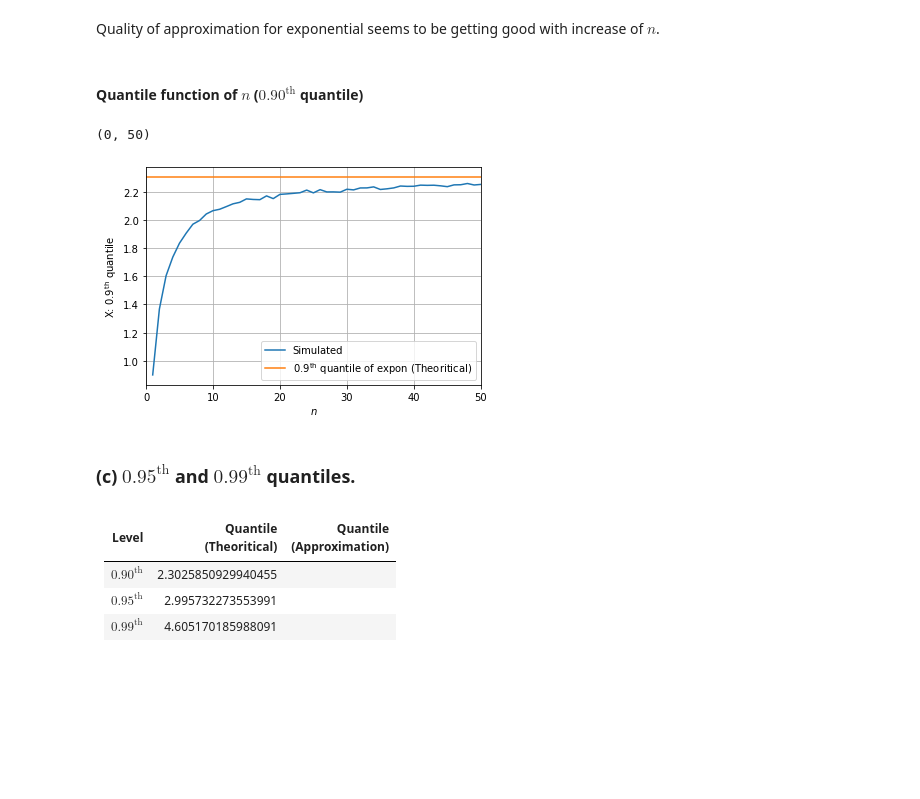
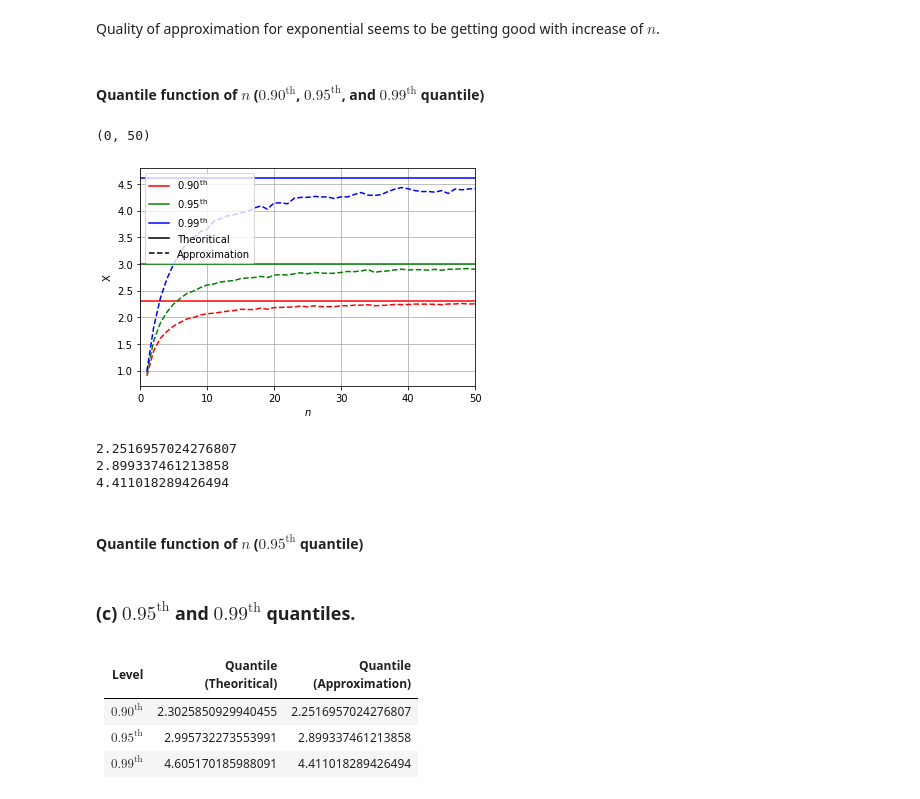
Before and after one commit to indiaki1o/ISI2, a Jupyter notebook: EX3/EX03.ipynb, the cells around one changed output. Drawn from its saved outputs; the diff is of its cells as text; code cells hidden in the pictures; blank space fills up the shorter version.

Commit message:
ex3: 3.c. add 0.95th and 0.99th quantiles for exponential (approximation).

```diff
--- a/EX3/EX03.ipynb
+++ b/EX3/EX03.ipynb
@@ -610,27 +610,65 @@ for n in range(40,50):
 Quality of approximation for exponential seems to be getting good with increase of $n$.
 # %%
 X_sorted = np.sort(X, axis=1)
-X_90qtile=X_sorted[:,int(np.floor(0.9*X_sorted.shape[1]))]
+X_90qtile=X_sorted[:,int(np.floor(0.90*X_sorted.shape[1]))]
+X_95qtile=X_sorted[:,int(np.floor(0.95*X_sorted.shape[1]))]
+X_99qtile=X_sorted[:,int(np.floor(0.99*X_sorted.shape[1]))]
+# %% [markdown]
+#### Quantile function of $n$ ($0.90^{\mathrm{th}}$, $0.95^{\mathrm{th}}$, and $0.99^{\mathrm{th}}$ quantile)
+# %%
+ax_ = plt.subplot(111)
+ax_.plot(range(1,51),X_90qtile,
+         color="r",linestyle="--")
+ax_.plot(np.array([-1,51]), 2.3025850929940455*np.ones((2,1)),
+         color="r",linestyle="-")
+
+ax_.plot(range(1,51),X_95qtile,
+        color="g",linestyle="--")
+ax_.plot(np.array([-1,51]), 2.995732273553991*np.ones((2,1)),
+        color="g",linestyle="-")
+
+ax_.plot(range(1,51),X_99qtile,
+         color="b",linestyle="--")
+ax_.plot(np.array([-1,51]), 4.605170185988091*np.ones((2,1)),
+         color="b",linestyle="-")
+#------------------
+dummies = [ax_.plot([], [], c="r",linestyle="-", label="$0.90^{\mathrm{th}}$" ),
+           ax_.plot([], [], c="g",linestyle="-", label="$0.95^{\mathrm{th}}$"),
+           ax_.plot([], [], c="b",linestyle="-", label="$0.99^{\mathrm{th}}$")]
+lgd_xy=(0,1.25)
+dummies = [ax_.plot([], [], c="k",linestyle="-", label="Theoritical"),
+           ax_.plot([], [], c="k",linestyle="--", label="Approximation")]
+lgd = ax_.legend(loc="upper left", fontsize=12)
+
+# ax_.legend(dummies, ["Theoritical","Approximation"],
+#            loc="upper left", fontsize=12,
+# #            bbox_to_anchor=lgd_xy
+#           )
+
+ax_.set_xlabel("$n$")
+ax_.set_ylabel("X")
+ax_.grid()
+ax_.legend()
+ax_.set_xlim(0,50)
+# _= ax_.add_artist(lgd)
+# %% [output]
+(0, 50)
+[figure, added]
+# %%
+print(X_90qtile[49,])
+print(X_95qtile[49,])
+print(X_99qtile[49,])
+# %% [output]
+2.2516957024276807
+2.899337461213858
+4.411018289426494
 # %% [markdown]
-#### Quantile function of $n$ ($0.90^{\mathrm{th}}$ quantile)
+#### Quantile function of $n$ ($0.95^{\mathrm{th}}$ quantile)
-# %%
-plt.plot(range(1,51),X_90qtile, label="Simulated")
-plt.plot(np.array([-1,51]), 2.3025850929940455*np.ones((2,1)),
-         label="$0.9^{\mathrm{th}}$ quantile of expon (Theoritical)")
-
-plt.xlabel("$n$")
-plt.ylabel("X: $0.9^{\mathrm{th}}$ quantile")
-plt.grid()
-plt.legend()
-plt.xlim(0,50)
-# %% [output]
-(0, 50)
-[figure, removed]
 # %% [markdown]
 ### (c) $0.95^{\mathrm{th}}$ and $0.99^{\mathrm{th}}$ quantiles.
 # %% [markdown]
 |Level|Quantile<br>(Theoritical)| Quantile<br>(Approximation)|
 |--|--|--|
-|$0.90^{\mathrm{th}}$|2.3025850929940455| |
-|$0.95^{\mathrm{th}}$|2.995732273553991| |
-|$0.99^{\mathrm{th}}$|4.605170185988091| |
+|$0.90^{\mathrm{th}}$|2.3025850929940455|2.2516957024276807|
+|$0.95^{\mathrm{th}}$|2.995732273553991|2.899337461213858|
+|$0.99^{\mathrm{th}}$|4.605170185988091|4.411018289426494|
```
